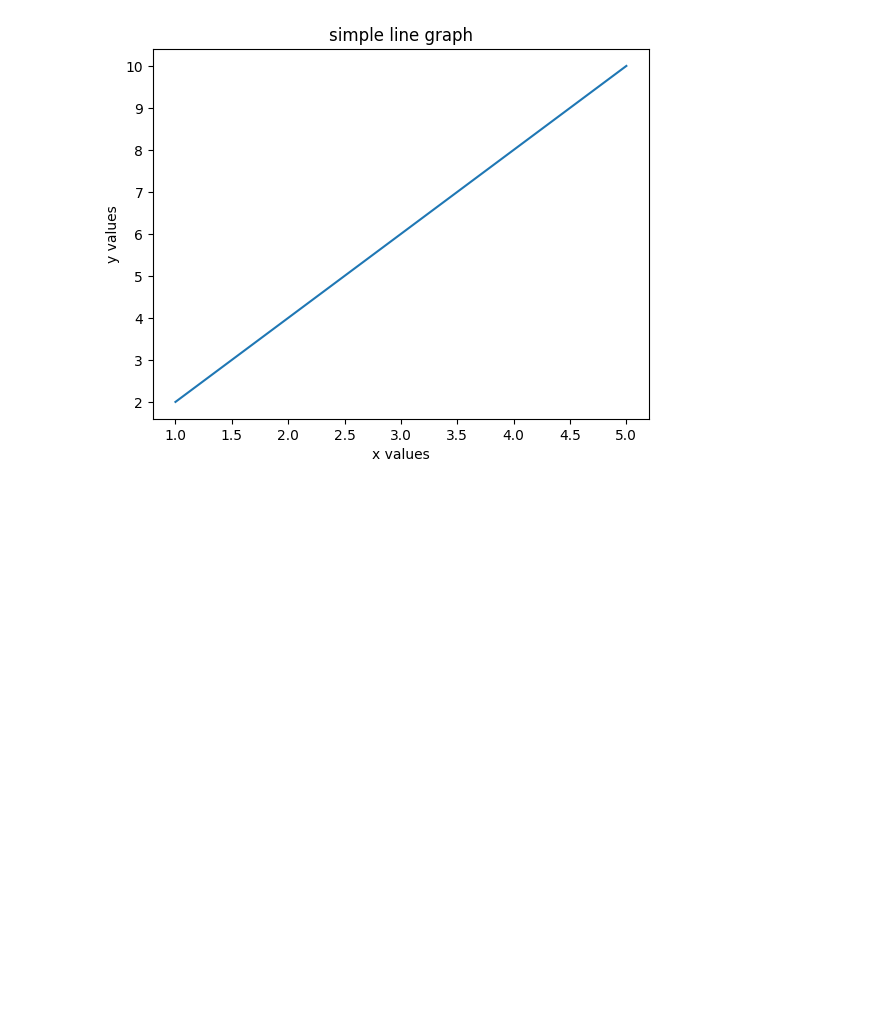
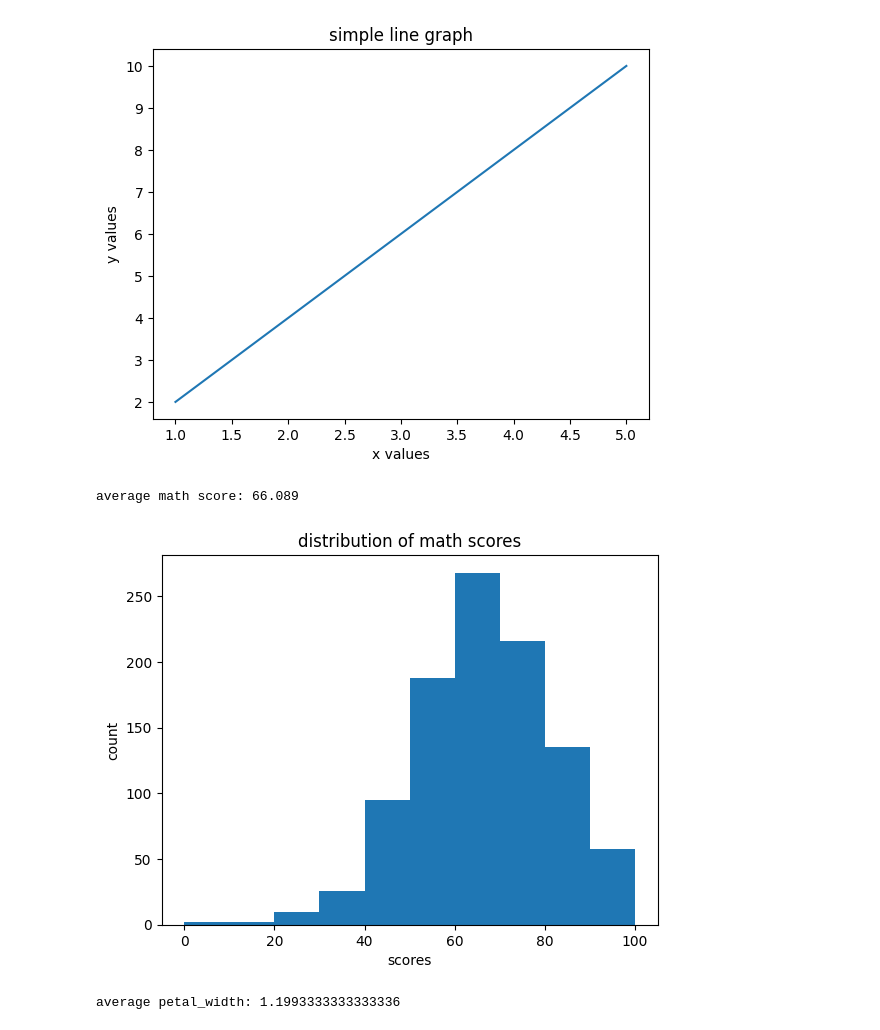
Before and after one commit to sahaln064/python-basics, a Jupyter notebook: untitled.ipynb, the cells around one changed output. Drawn from its saved outputs; the diff is of its cells as text; code cells hidden in the pictures; blank space fills up the shorter version.

```diff
--- a/untitled.ipynb
+++ b/untitled.ipynb
@@ -154,0 +159,16 @@ plt.show()
+# %%
+data = pd.read_csv("/StudentsPerformance.csv")
+# %%
+math_scores = data['math score'].to_numpy()
+# %%
+print("average math score:",np.mean(math_scores))
+# %% [output]
+average math score: 66.089
+# %%
+plt.hist(math_scores)
+plt.xlabel("scores")
+plt.ylabel("count")
+plt.title("distribution of math scores")
+plt.show()
+# %% [output]
+[figure, added]
@@ -154,0 +183,4 @@ plt.show()
+# %%
+print("average petal_width:",np.mean(iris))
+# %% [output]
+average petal_width: 1.1993333333333336
```
Also changed, not shown: parts of 6 cells of this notebook.
